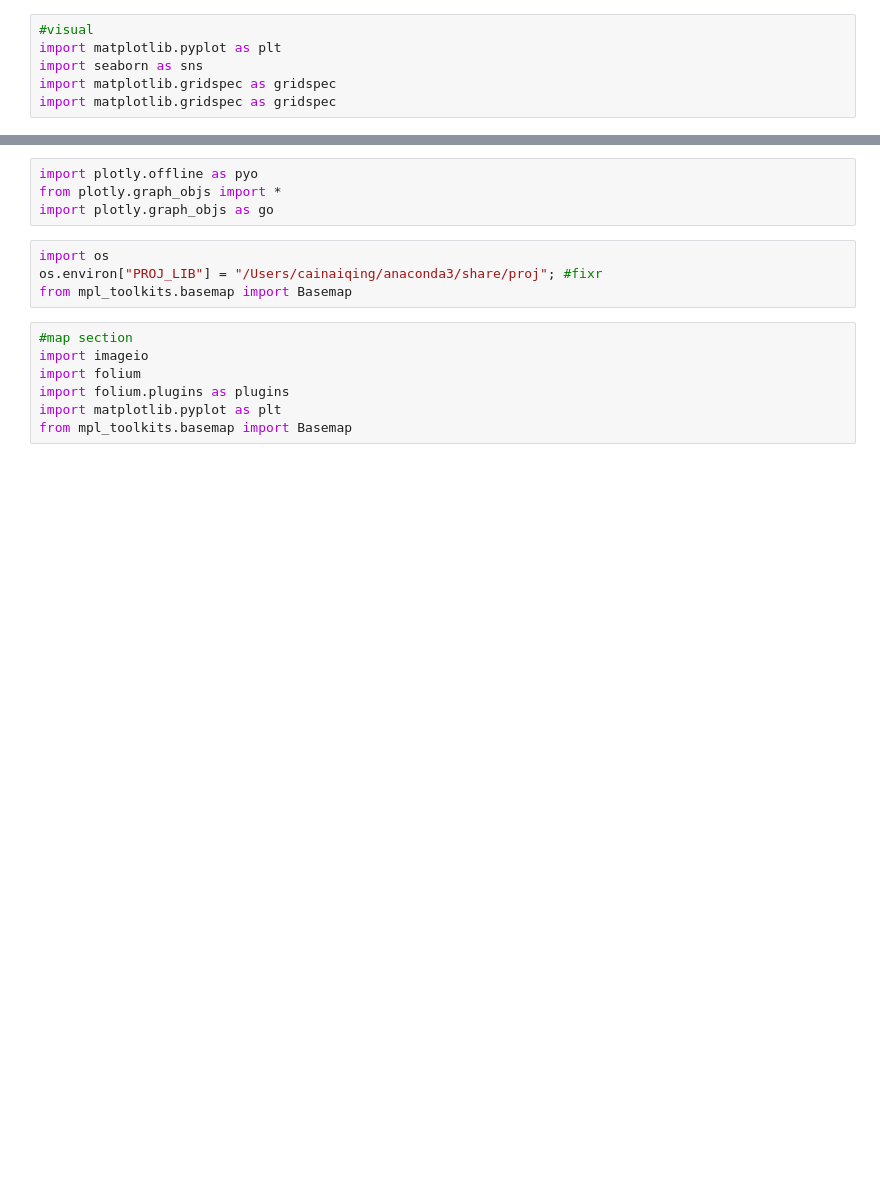
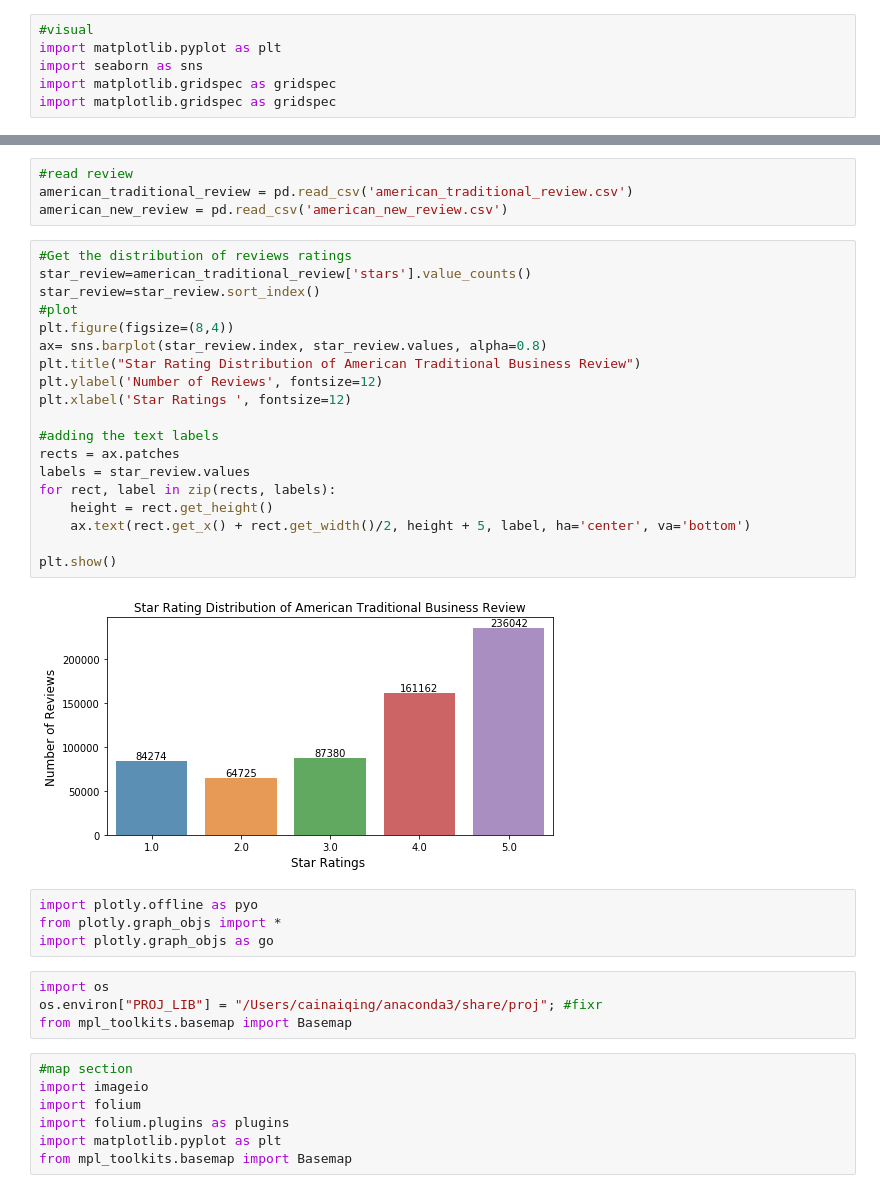
Before and after one commit to zli873/STAT-628-Module3, a Jupyter notebook: visualization.ipynb, the cells around one changed output, grey strips where cells are left out. Drawn from its saved outputs; the diff is of its cells as text; blank space fills up the shorter version.

```diff
--- a/visualization.ipynb
+++ b/visualization.ipynb
@@ -109,6 +67,31 @@ for rect, label in zip(rects, labels):
 plt.show()
 # %% [output]
 [figure]
+# %%
+#read review
+american_traditional_review = pd.read_csv('american_traditional_review.csv')
+american_new_review = pd.read_csv('american_new_review.csv')
+# %%
+#Get the distribution of reviews ratings
+star_review=american_traditional_review['stars'].value_counts()
+star_review=star_review.sort_index()
+#plot
+plt.figure(figsize=(8,4))
+ax= sns.barplot(star_review.index, star_review.values, alpha=0.8)
+plt.title("Star Rating Distribution of American Traditional Business Review")
+plt.ylabel('Number of Reviews', fontsize=12)
+plt.xlabel('Star Ratings ', fontsize=12)
+
+#adding the text labels
+rects = ax.patches
+labels = star_review.values
+for rect, label in zip(rects, labels):
+    height = rect.get_height()
+    ax.text(rect.get_x() + rect.get_width()/2, height + 5, label, ha='center', va='bottom')
+
+plt.show()
+# %% [output]
+[figure, added]
 # %%
 import plotly.offline as pyo
 from plotly.graph_objs import *
```
Also changed, not shown: parts of 3 cells of this notebook.
